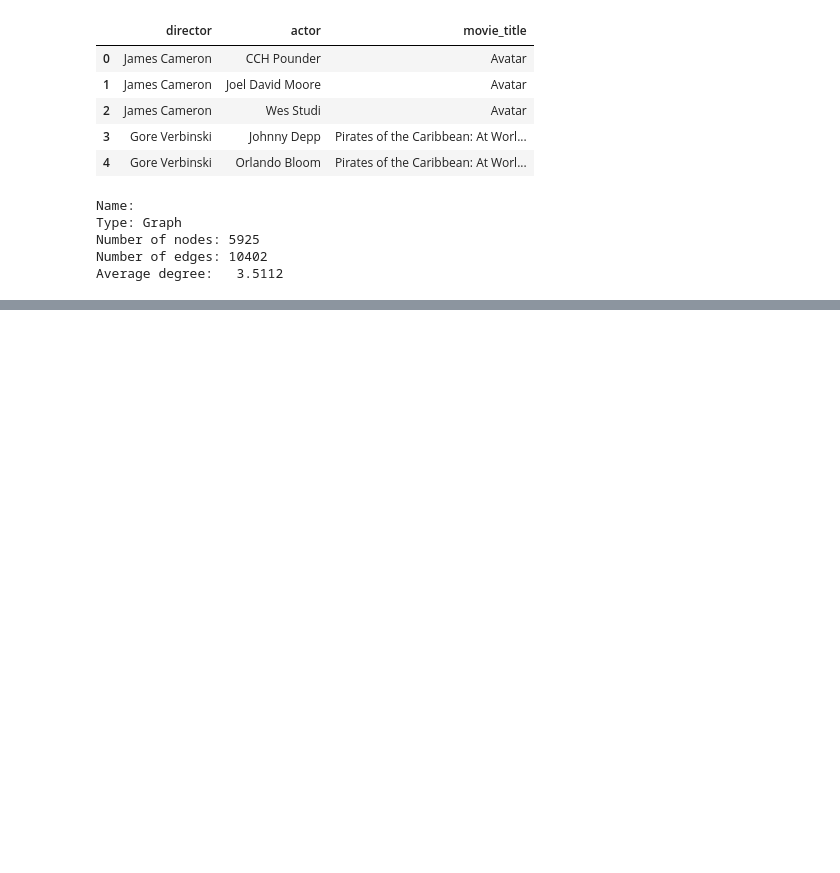
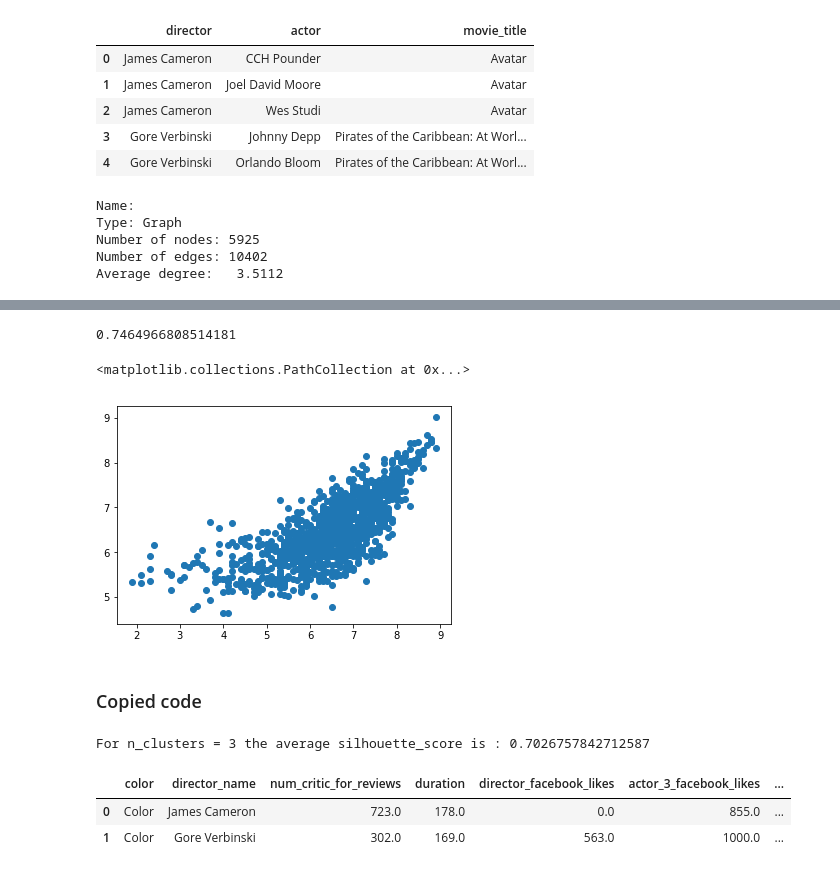
Before and after one commit to garg-ankush/Predict-Movie-ratings-using-Network-Analysis-in-Python, a Jupyter notebook: notebooks/Movie Ratings Prediction.ipynb, the cells around one changed output, grey strips where cells are left out. Saved outputs shown, nothing was run; the diff lists cells and outputs as text; code cells hidden in the pictures; blank space fills up the shorter version.

```diff
--- a/notebooks/Movie Ratings Prediction.ipynb
+++ b/notebooks/Movie Ratings Prediction.ipynb
@@ -106,0 +178,9 @@ bet_cent = nx.betweenness_centrality(G)
+# %%
+X = test[['num_critic_for_reviews','duration','director_facebook_likes', 'actor_3_facebook_likes','actor_1_facebook_likes',
+          'gross','num_voted_users', 'cast_total_facebook_likes','facenumber_in_poster','num_user_for_reviews','budget',
+          'actor_2_facebook_likes','aspect_ratio', 'movie_facebook_likes','dir_deg_cent_x', 'dir_degrees_x', 'dir_bet_cent_x',
+          'dir_page_rank_x','act1_deg_cent_y','act1_degrees_y', 'act1_bet_cent_y', 'act1_page_rank_y','act2_deg_cent_x',
+          'act2_degrees_x', 'act2_bet_cent_x', 'act2_page_rank_x','act3_deg_cent_y', 'act3_degrees_y', 'act3_bet_cent_y',
+          'act3_page_rank_y']]
+
+y = test[['imdb_score']]
@@ -106,0 +219,9 @@ bet_cent = nx.betweenness_centrality(G)
+# %%
+test[['dir_deg_cent_x', 'dir_degrees_x', 'dir_bet_cent_x',
+          'dir_page_rank_x','act1_deg_cent_y','act1_degrees_y', 'act1_bet_cent_y', 'act1_page_rank_y','act2_deg_cent_x',
+          'act2_degrees_x', 'act2_bet_cent_x', 'act2_page_rank_x','act3_deg_cent_y', 'act3_degrees_y', 'act3_bet_cent_y',
+          'act3_page_rank_y']]
+
+y = test[['imdb_score']]
+
+X_train, X_test, y_train, y_test = train_test_split(X, y, test_size=0.33, random_state=42)
@@ -106,0 +235,4 @@ bet_cent = nx.betweenness_centrality(G)
+# %%
+n_trees=200
+model=ensemble.GradientBoostingRegressor(loss='ls',learning_rate=0.03,n_estimators=n_trees,max_depth=4)
+model.fit(X_train,y_train)
@@ -106,0 +247,14 @@ bet_cent = nx.betweenness_centrality(G)
+# %%
+pred=model.predict(X_test)
+# error=model.loss_(y_test,pred) ##Loss function== Mean square error
+# print("MSE:%.3f" % error)
+np.sqrt(mean_squared_error(y_test,pred))
+# %% [output]
+0.7464966808514181
+# %%
+plt.scatter(y_test, pred)
+# %% [output]
+<matplotlib.collections.PathCollection at 0x...>
+[figure, added]
+# %% [markdown]
+### Copied code
@@ -106,0 +275,18 @@ bet_cent = nx.betweenness_centrality(G)
+# %%
+##Kmeans-3 cluster
+model = KMeans(n_clusters=3,random_state=0)
+model.fit(kmeansdata)
+results=model.labels_
+score=silhouette_score(kmeansdata,results)
+print("For n_clusters = 3 the average silhouette_score is :", score)
+results=pd.Series(data=results,index=data.index)
+results=results.to_frame("clusters")
+data=data.join(results)
+# %% [output]
+For n_clusters = 3 the average silhouette_score is : 0.7026757842712587
+# %%
+data.head(2)
+# %% [output]
+|  | color | director_name | num_critic_for_reviews | duration | director_facebook_likes | actor_3_facebook_likes | ... |
+| 0 | Color | James Cameron | 723.0 | 178.0 | 0.0 | 855.0 | ... |
+| 1 | Color | Gore Verbinski | 302.0 | 169.0 | 563.0 | 1000.0 | ... |
```
Also changed, not shown: parts of 31 cells of this notebook.
